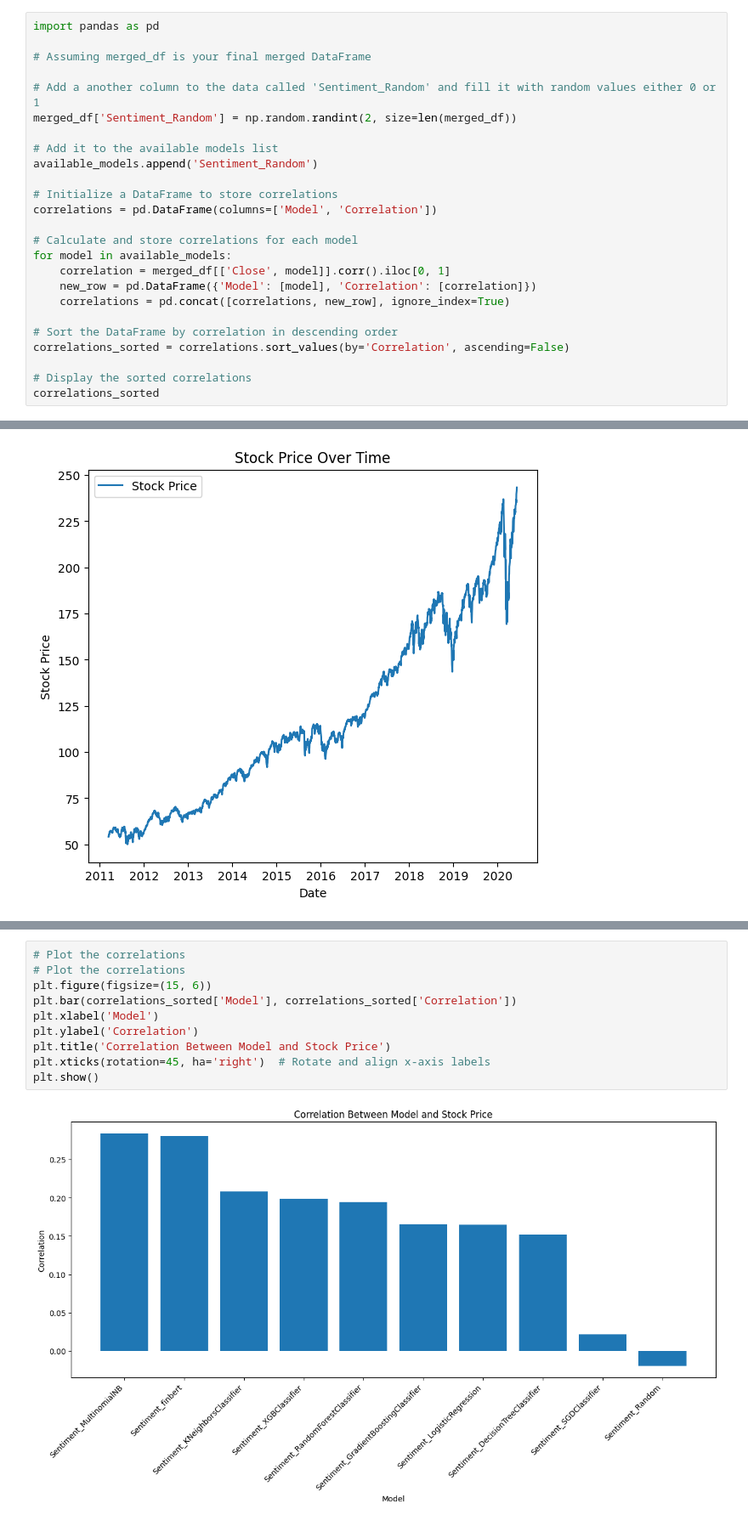
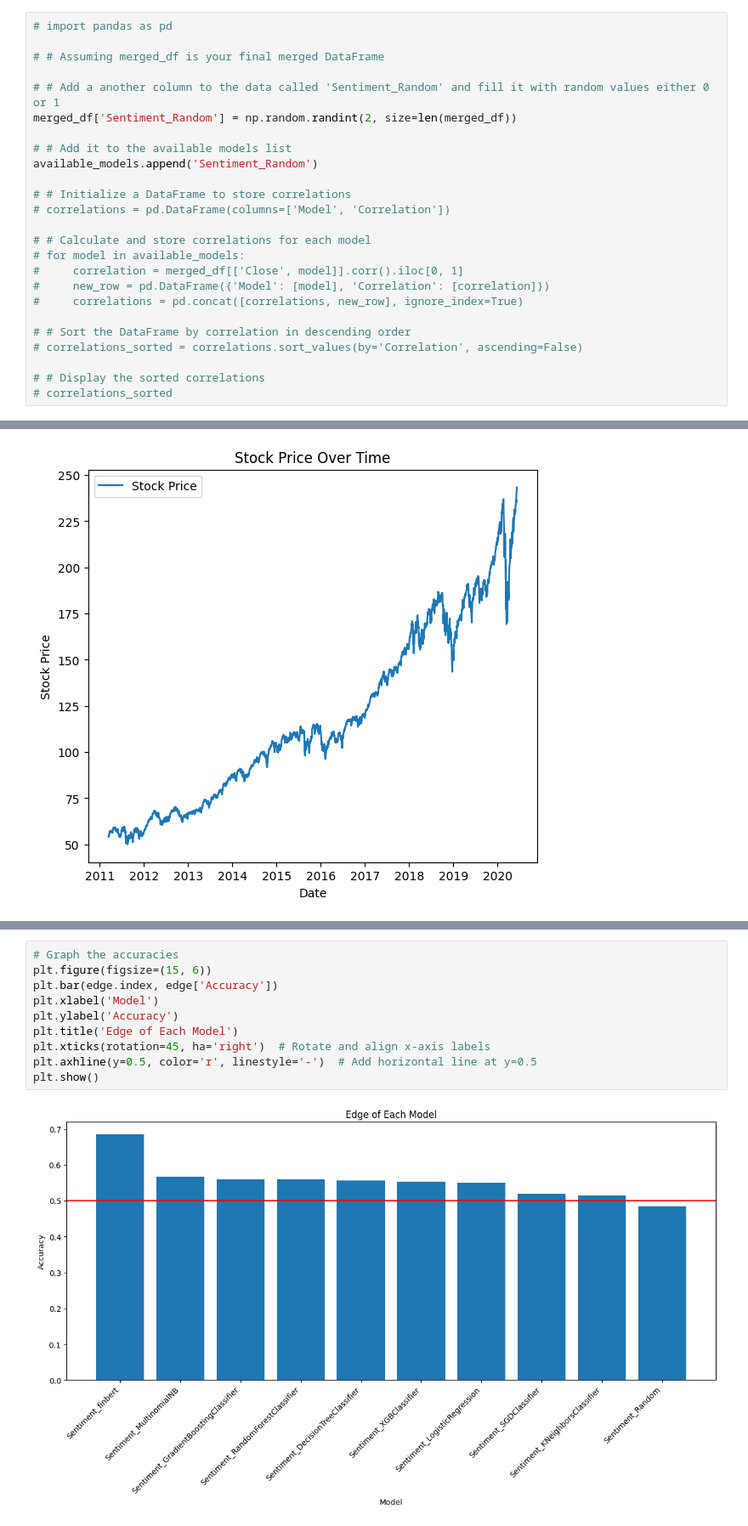
Before and after one commit to jamescalnan/Learning-From-Data-Coursework, a Jupyter notebook: Stock Predictor With Comparison.ipynb, the cells around one changed output, grey strips where cells are left out. Shown at 85% size. Saved outputs shown, nothing was run; the diff lists cells and outputs as text.

```diff
--- a/Stock Predictor With Comparison.ipynb
+++ b/Stock Predictor With Comparison.ipynb
@@ -367,27 +382,27 @@ merged_df
 | 2323 | 2020-06-09 | 240.660004 | 244.179993 | 240.470001 | 243.300003 | 238.467728 | 35046300 | 1.0 | ... |
 2324 rows × 16 columns
 # %%
-import pandas as pd
+# import pandas as pd
 
-# Assuming merged_df is your final merged DataFrame
+# # Assuming merged_df is your final merged DataFrame
 
-# Add a another column to the data called 'Sentiment_Random' and fill it with random values either 0 or 1
+# # Add a another column to the data called 'Sentiment_Random' and fill it with random values either 0 or 1
 merged_df['Sentiment_Random'] = np.random.randint(2, size=len(merged_df))
 
-# Add it to the available models list
+# # Add it to the available models list
 available_models.append('Sentiment_Random')
 
-# Initialize a DataFrame to store correlations
-correlations = pd.DataFrame(columns=['Model', 'Correlation'])
+# # Initialize a DataFrame to store correlations
+# correlations = pd.DataFrame(columns=['Model', 'Correlation'])
 
-# Calculate and store correlations for each model
-for model in available_models:
-    correlation = merged_df[['Close', model]].corr().iloc[0, 1]
-    new_row = pd.DataFrame({'Model': [model], 'Correlation': [correlation]})
-    correlations = pd.concat([correlations, new_row], ignore_index=True)
+# # Calculate and store correlations for each model
+# for model in available_models:
+#     correlation = merged_df[['Close', model]].corr().iloc[0, 1]
+#     new_row = pd.DataFrame({'Model': [model], 'Correlation': [correlation]})
+#     correlations = pd.concat([correlations, new_row], ignore_index=True)
 
-# Sort the DataFrame by correlation in descending order
-correlations_sorted = correlations.sort_values(by='Correlation', ascending=False)
+# # Sort the DataFrame by correlation in descending order
+# correlations_sorted = correlations.sort_values(by='Correlation', ascending=False)
 
-# Display the sorted correlations
-correlations_sorted
+# # Display the sorted correlations
+# correlations_sorted
@@ -565,12 +586,12 @@ correlations_sorted
 # %%
-# Plot the correlations
-# Plot the correlations
+# Graph the accuracies
 plt.figure(figsize=(15, 6))
-plt.bar(correlations_sorted['Model'], correlations_sorted['Correlation'])
+plt.bar(edge.index, edge['Accuracy'])
 plt.xlabel('Model')
-plt.ylabel('Correlation')
-plt.title('Correlation Between Model and Stock Price')
+plt.ylabel('Accuracy')
+plt.title('Edge of Each Model')
 plt.xticks(rotation=45, ha='right')  # Rotate and align x-axis labels
+plt.axhline(y=0.5, color='r', linestyle='-')  # Add horizontal line at y=0.5
 plt.show()
 # %% [output]
-[figure, old version]
+[figure, new version]
```
Also changed, not shown: parts of 20 cells of this notebook, 21 other files.
